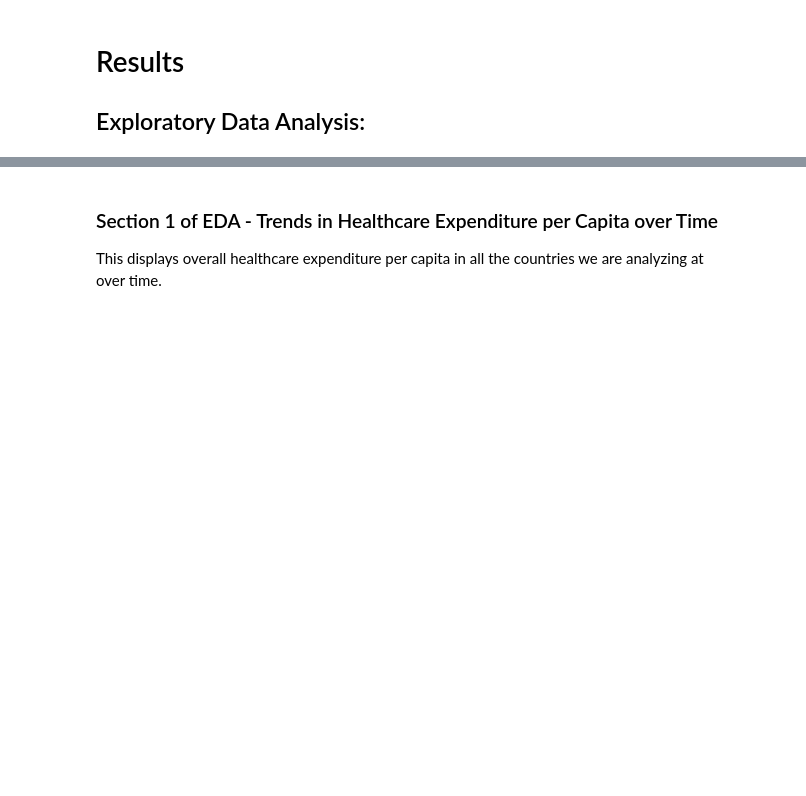
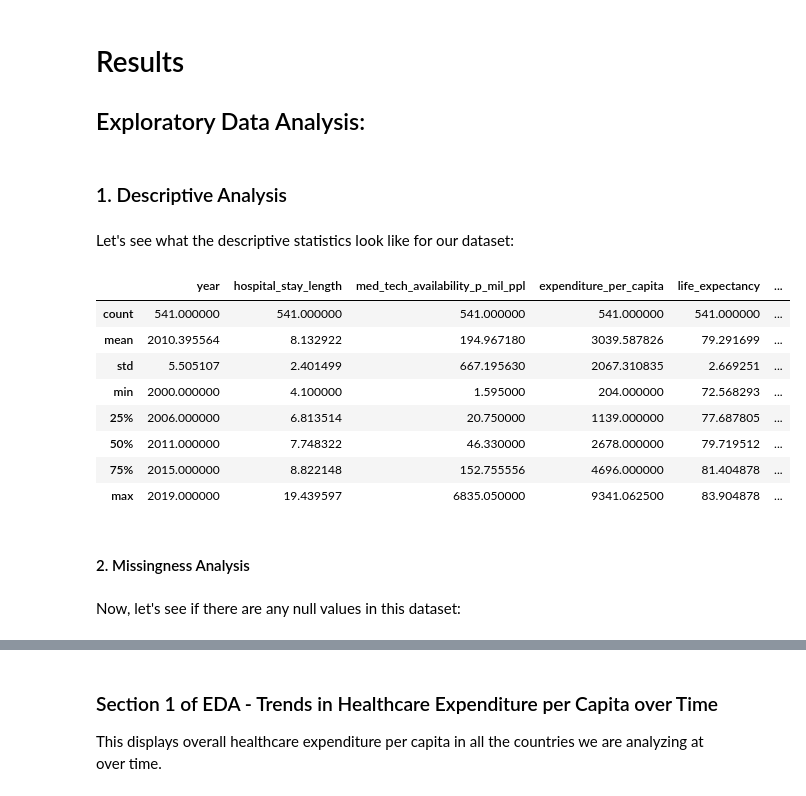
Before and after one commit to AishaWolff/data_science_research_project, a Jupyter notebook: EDACheckpoint_Group063-FA24.ipynb, the cells around one changed output, grey strips where cells are left out. Drawn from its saved outputs; the diff is of its cells as text; code cells hidden in the pictures; blank space fills up the shorter version.

```diff
--- a/EDACheckpoint_Group063-FA24.ipynb
+++ b/EDACheckpoint_Group063-FA24.ipynb
@@ -434,3 +434,23 @@ inner_final
 # Results
 
 ## Exploratory Data Analysis:
+# %% [markdown]
+### 1. Descriptive Analysis
+# %% [markdown]
+Let's see what the descriptive statistics look like for our dataset:
+# %%
+inner_final.describe()
+# %% [output]
+|  | year | hospital_stay_length | med_tech_availability_p_mil_ppl | expenditure_per_capita | life_expectancy | ... |
+| count | 541.000000 | 541.000000 | 541.000000 | 541.000000 | 541.000000 | ... |
+| mean | 2010.395564 | 8.132922 | 194.967180 | 3039.587826 | 79.291699 | ... |
+| std | 5.505107 | 2.401499 | 667.195630 | 2067.310835 | 2.669251 | ... |
+| min | 2000.000000 | 4.100000 | 1.595000 | 204.000000 | 72.568293 | ... |
+| 25% | 2006.000000 | 6.813514 | 20.750000 | 1139.000000 | 77.687805 | ... |
+| 50% | 2011.000000 | 7.748322 | 46.330000 | 2678.000000 | 79.719512 | ... |
+| 75% | 2015.000000 | 8.822148 | 152.755556 | 4696.000000 | 81.404878 | ... |
+| max | 2019.000000 | 19.439597 | 6835.050000 | 9341.062500 | 83.904878 | ... |
+# %% [markdown]
+#### 2. Missingness Analysis
+# %% [markdown]
+Now, let's see if there are any null values in this dataset:
```
Also changed, not shown: parts of 4 cells of this notebook.
